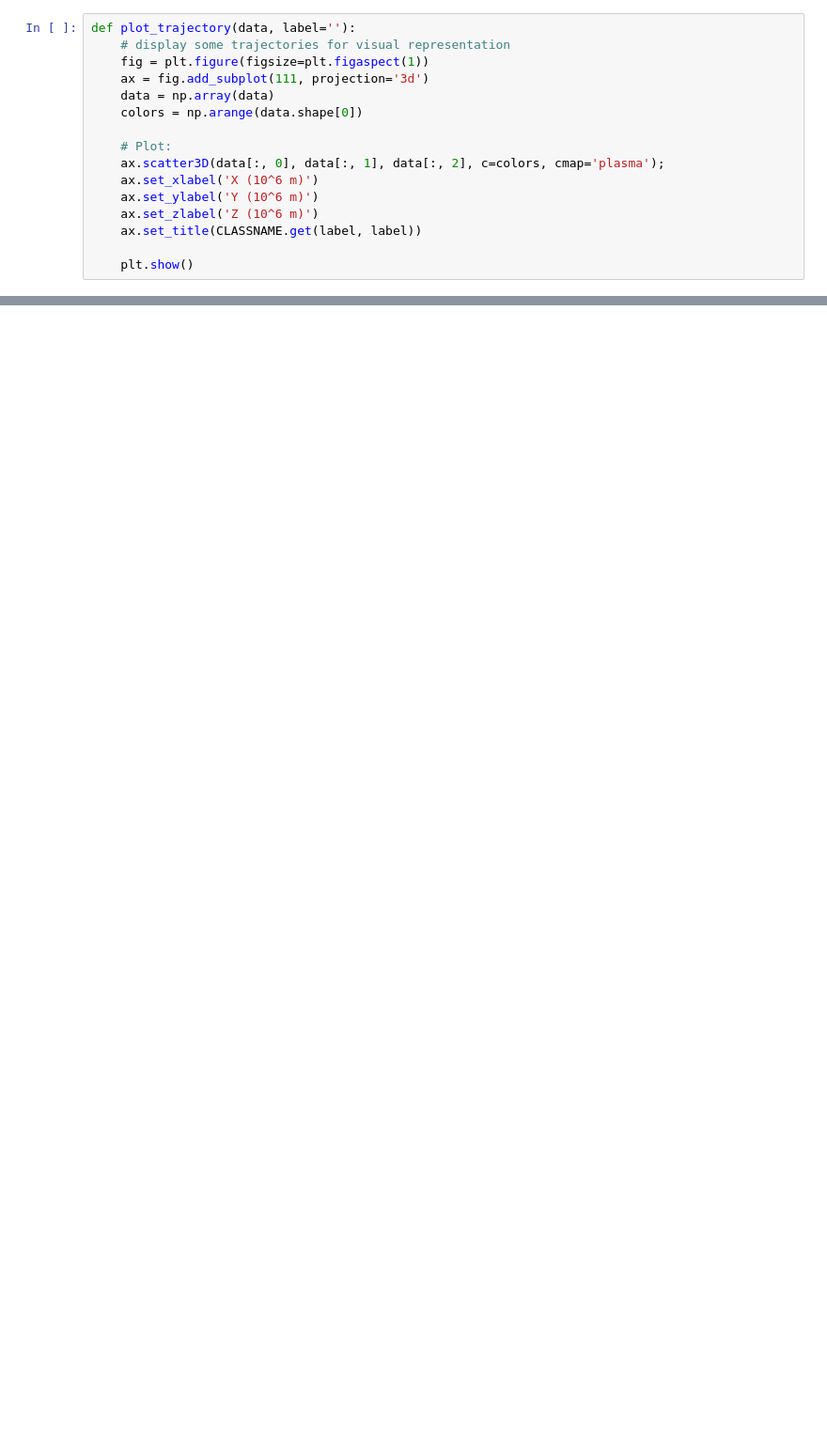
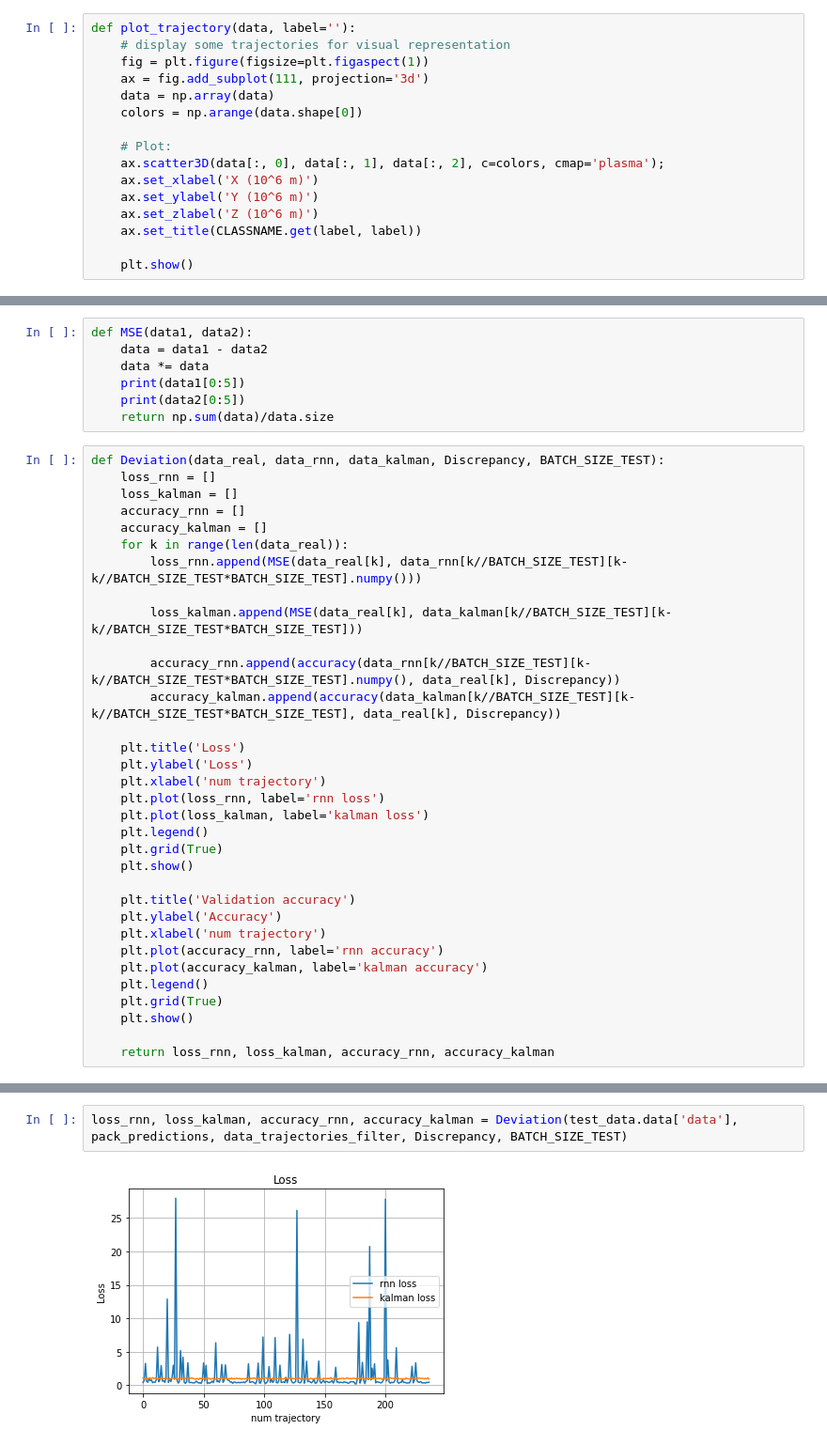
Before and after one commit to dart9905/coursework, a Jupyter notebook: KalmanNN/KalmanNN.ipynb, the cells around one changed output, grey strips where cells are left out. Shown at 94% size. Saved outputs shown, nothing was run; the diff lists cells and outputs as text; blank space fills up the shorter version.

```diff
--- a/KalmanNN/KalmanNN.ipynb
+++ b/KalmanNN/KalmanNN.ipynb
@@ -828,0 +905,40 @@ plot_trajectory(pack_predictions[k//8][k-k//8*8], 'filter data')
+# %%
+def MSE(data1, data2):
+    data = data1 - data2
+    data *= data
+    print(data1[0:5])
+    print(data2[0:5])
+    return np.sum(data)/data.size
+# %%
+def Deviation(data_real, data_rnn, data_kalman, Discrepancy, BATCH_SIZE_TEST):
+    loss_rnn = []
+    loss_kalman = []
+    accuracy_rnn = []
+    accuracy_kalman = []
+    for k in range(len(data_real)):
+        loss_rnn.append(MSE(data_real[k], data_rnn[k//BATCH_SIZE_TEST][k-k//BATCH_SIZE_TEST*BATCH_SIZE_TEST].numpy()))
+
+        loss_kalman.append(MSE(data_real[k], data_kalman[k//BATCH_SIZE_TEST][k-k//BATCH_SIZE_TEST*BATCH_SIZE_TEST]))
+
+        accuracy_rnn.append(accuracy(data_rnn[k//BATCH_SIZE_TEST][k-k//BATCH_SIZE_TEST*BATCH_SIZE_TEST].numpy(), data_real[k], Discrepancy))
+        accuracy_kalman.append(accuracy(data_kalman[k//BATCH_SIZE_TEST][k-k//BATCH_SIZE_TEST*BATCH_SIZE_TEST], data_real[k], Discrepancy))
+
+    plt.title('Loss')
+    plt.ylabel('Loss')
+    plt.xlabel('num trajectory')
+    plt.plot(loss_rnn, label='rnn loss')
+    plt.plot(loss_kalman, label='kalman loss')
+    plt.legend()
+    plt.grid(True)
+    plt.show()
+
+    plt.title('Validation accuracy')
+    plt.ylabel('Accuracy')
+    plt.xlabel('num trajectory')
+    plt.plot(accuracy_rnn, label='rnn accuracy')
+    plt.plot(accuracy_kalman, label='kalman accuracy')
+    plt.legend()
+    plt.grid(True)
+    plt.show()
+
+    return loss_rnn, loss_kalman, accuracy_rnn, accuracy_kalman
@@ -828,0 +967,4 @@ plot_trajectory(pack_predictions[k//8][k-k//8*8], 'filter data')
+# %%
+loss_rnn, loss_kalman, accuracy_rnn, accuracy_kalman = Deviation(test_data.data['data'], pack_predictions, data_trajectories_filter, Discrepancy, BATCH_SIZE_TEST)
+# %% [output]
+[figure, added]
```
Also changed, not shown: parts of 13 cells of this notebook, 2 other files.
